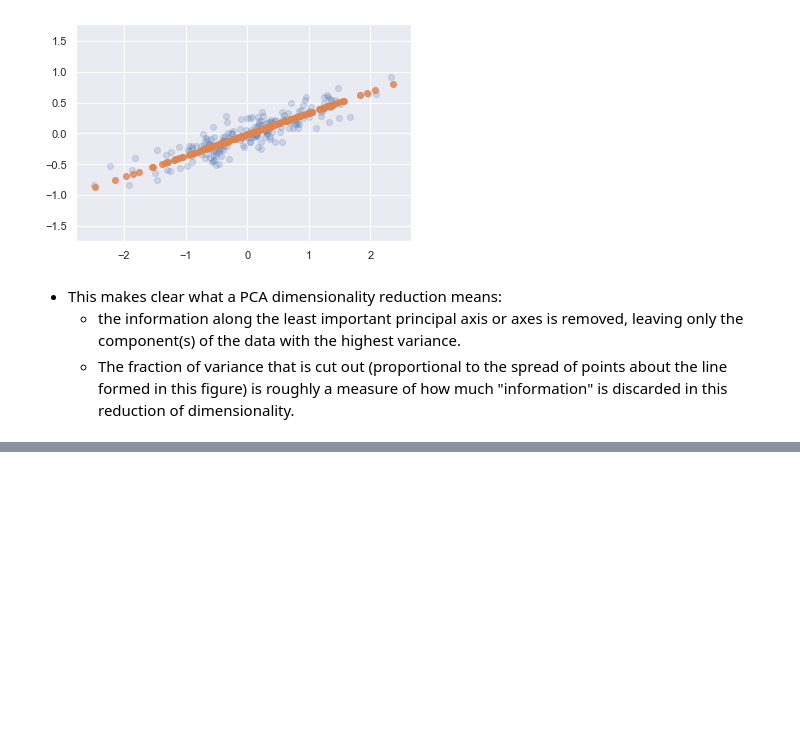
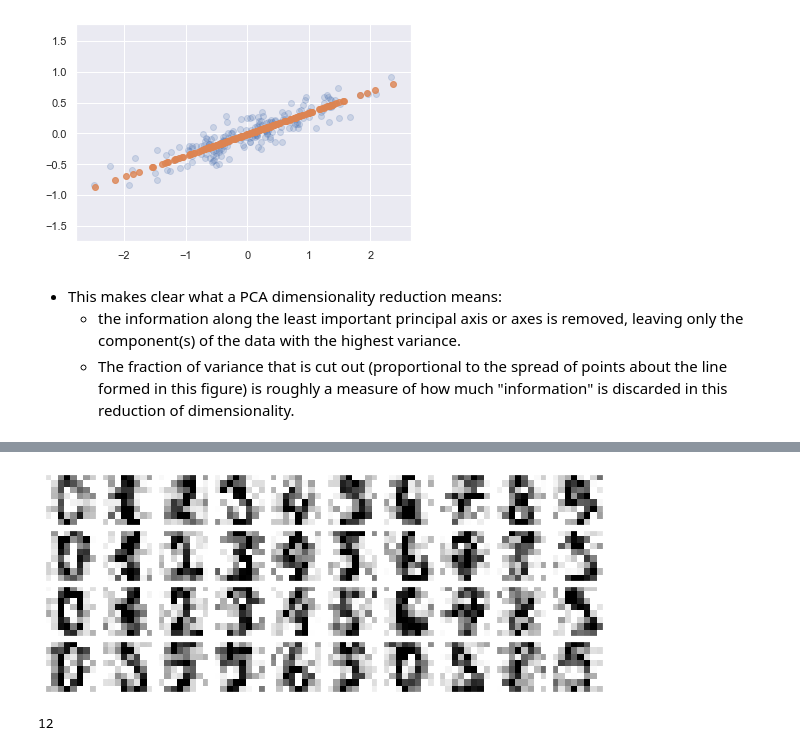
Before and after one commit to Alumasa/data_sci-and-machine_learning, a Jupyter notebook: Principal Component Analysis.ipynb, the cells around one changed output, grey strips where cells are left out. Drawn from its saved outputs; the diff is of its cells as text; code cells hidden in the pictures; blank space fills up the shorter version.

Commit message:
PCA as noise filtering

```diff
--- a/Principal Component Analysis.ipynb
+++ b/Principal Component Analysis.ipynb
@@ -92,0 +146,12 @@ plt.axis('equal');
+# %%
+#add some random noise to create a noisy dataset
+np.random.seed(42)
+noisy = np.random.normal(digits.data, 4)
+plot_digits(noisy)
+# %% [output]
+[figure, added]
+# %%
+pca = PCA(0.50).fit(noisy)
+pca.n_components_
+# %% [output]
+12
```
Also changed, not shown: parts of 11 cells of this notebook.
